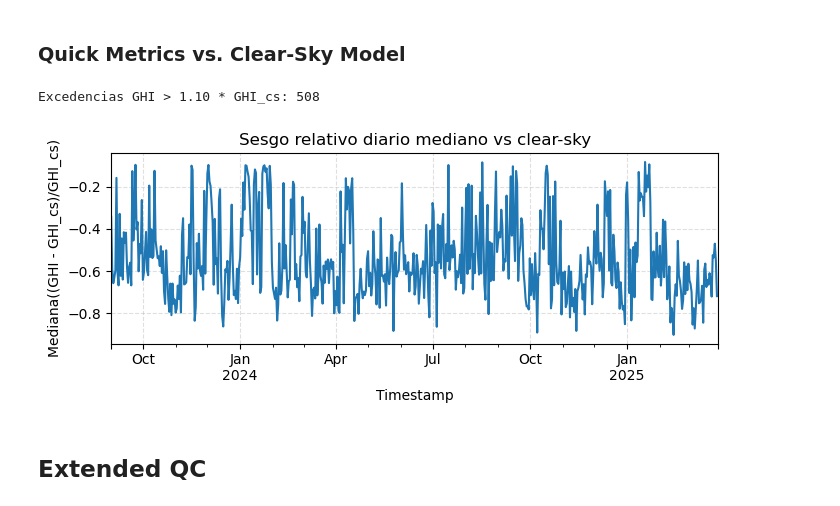
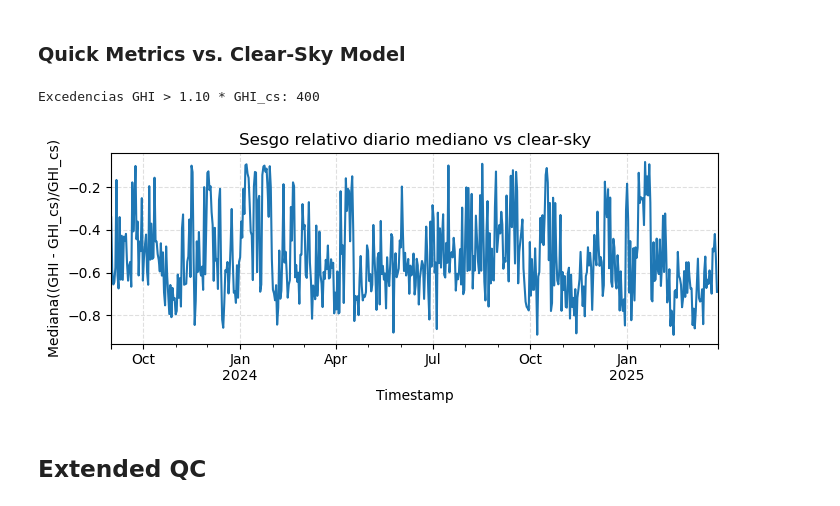
Before and after one commit to EstebanLN/irradiance-fusion-forecast, a Jupyter notebook: Notebooks/01_ground_station_exploration.ipynb, the cells around one changed output. Drawn from its saved outputs; the diff is of its cells as text; code cells hidden in the pictures.

```diff
--- a/Notebooks/01_ground_station_exploration.ipynb
+++ b/Notebooks/01_ground_station_exploration.ipynb
@@ -313,9 +311,11 @@ df10["ghi_cs"] = cs["ghi"]
 # Índice de cielo despejado
 eps = 1e-6
 df10["k_ghi"] = df10["ghi_sg_definitive"] / (df10["ghi_cs"] + eps)
+# Índice de cielo despejado (raw)
+mask_day = df10["ghi_cs"] >= 50
+df10["k_raw"] = (df10["ghi_qc"] / df10["ghi_cs"]).where(mask_day).clip(0, 2.0)
 
 # Enmascara noche para análisis
-mask_day = df10["ghi_cs"] > 50
 k_day = df10.loc[mask_day, "k_ghi"].clip(0, 2.0)
 
 print(
@@ -377,20 +377,20 @@ plt.show()
 # %%
 # Excedencias (edge-of-cloud): cuántas veces GHI supera al clear-sky por > X%
 thr = 1.10  # 10% sobre clear-sky
-exceed = (df10["ghi_qc"] > thr * df10["ghi_cs"]) & mask_day
+exceed = (df10["ghi_sg_definitive"] > thr * df10["ghi_cs"]) & mask_day
 print("Excedencias GHI > 1.10 * GHI_cs:", int(exceed.sum()))
 
 # Sesgo relativo diario (útil para ver si el sensor/ajustes están corridos)
 daily_rel_bias = (
-    (df10["ghi_qc"] - df10["ghi_cs"]) / (df10["ghi_cs"] + eps)
+    (df10["ghi_sg_definitive"] - df10["ghi_cs"]) / (df10["ghi_cs"] + eps)
 ).where(mask_day).resample("D").median()
 
 ax = daily_rel_bias.plot(figsize=(7,3), title="Sesgo relativo diario mediano vs clear-sky")
 ax.set_ylabel("Mediana((GHI - GHI_cs)/GHI_cs)"); ax.grid(True, linestyle="--", alpha=0.4)
 plt.tight_layout(); plt.show()
 # %% [output]
-Excedencias GHI > 1.10 * GHI_cs: 508
+Excedencias GHI > 1.10 * GHI_cs: 400
-[figure, old version]
+[figure, new version]
 # %% [markdown]
 ## Extended QC
 # %%
```
Also changed, not shown: parts of 5 cells of this notebook, 2 other files.
